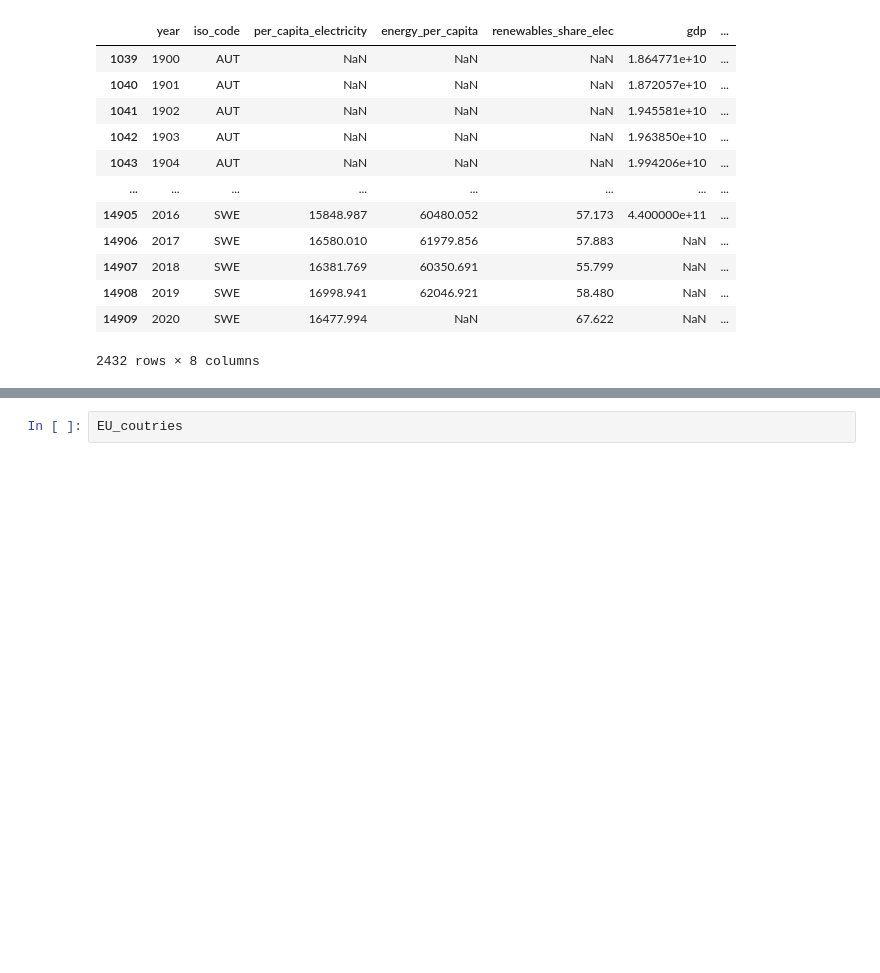
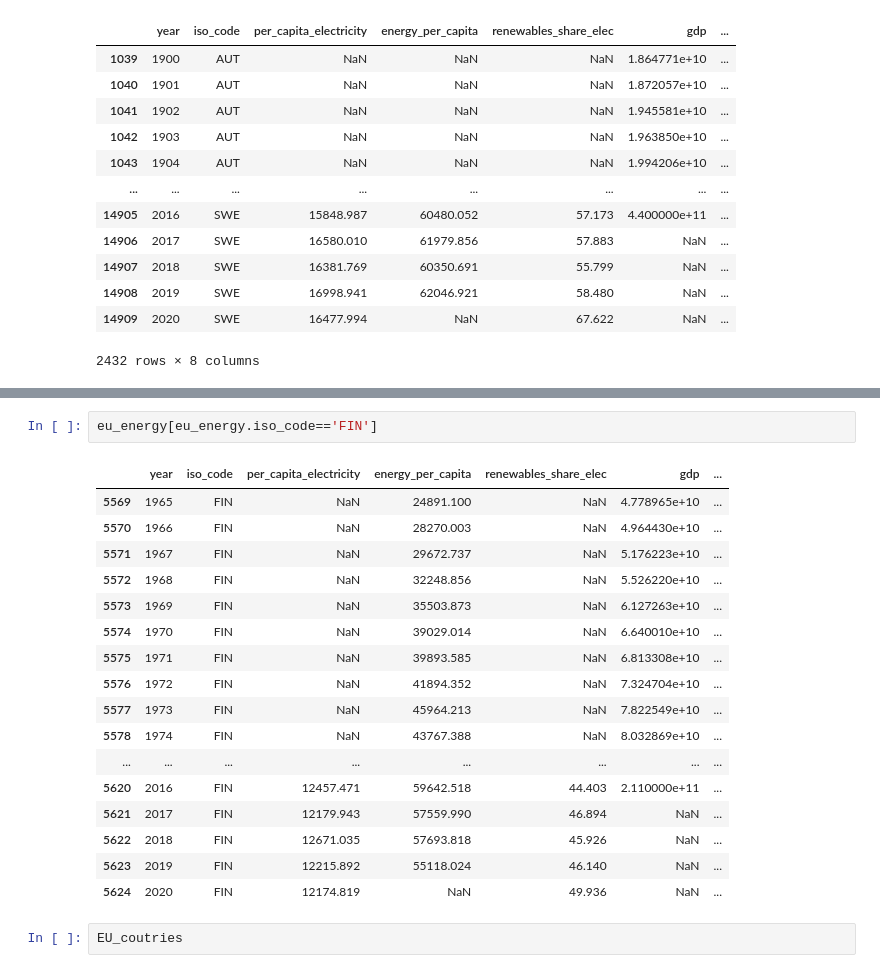
Before and after one commit to TimoKoski/IDS_project, a Jupyter notebook: IDS_group_notebook.ipynb, the cells around one changed output, grey strips where cells are left out. Saved outputs shown, nothing was run; the diff lists cells and outputs as text; blank space fills up the shorter version.

```diff
--- a/IDS_group_notebook.ipynb
+++ b/IDS_group_notebook.ipynb
@@ -543,3 +533,23 @@ posx and posy should be finite values
+# %%
+eu_energy[eu_energy.iso_code=='FIN']
+# %% [output]
+|  | year | iso_code | per_capita_electricity | energy_per_capita | renewables_share_elec | gdp | ... |
+| 5569 | 1965 | FIN | NaN | 24891.100 | NaN | 4.778965e+10 | ... |
+| 5570 | 1966 | FIN | NaN | 28270.003 | NaN | 4.964430e+10 | ... |
+| 5571 | 1967 | FIN | NaN | 29672.737 | NaN | 5.176223e+10 | ... |
+| 5572 | 1968 | FIN | NaN | 32248.856 | NaN | 5.526220e+10 | ... |
+| 5573 | 1969 | FIN | NaN | 35503.873 | NaN | 6.127263e+10 | ... |
+| 5574 | 1970 | FIN | NaN | 39029.014 | NaN | 6.640010e+10 | ... |
+| 5575 | 1971 | FIN | NaN | 39893.585 | NaN | 6.813308e+10 | ... |
+| 5576 | 1972 | FIN | NaN | 41894.352 | NaN | 7.324704e+10 | ... |
+| 5577 | 1973 | FIN | NaN | 45964.213 | NaN | 7.822549e+10 | ... |
+| 5578 | 1974 | FIN | NaN | 43767.388 | NaN | 8.032869e+10 | ... |
+| ... | ... | ... | ... | ... | ... | ... | ... |
+| 5620 | 2016 | FIN | 12457.471 | 59642.518 | 44.403 | 2.110000e+11 | ... |
+| 5621 | 2017 | FIN | 12179.943 | 57559.990 | 46.894 | NaN | ... |
+| 5622 | 2018 | FIN | 12671.035 | 57693.818 | 45.926 | NaN | ... |
+| 5623 | 2019 | FIN | 12215.892 | 55118.024 | 46.140 | NaN | ... |
+| 5624 | 2020 | FIN | 12174.819 | NaN | 49.936 | NaN | ... |
 # %%
 EU_coutries
 # %% [output]
```
Also changed, not shown: parts of 8 cells of this notebook, 2 other files.
